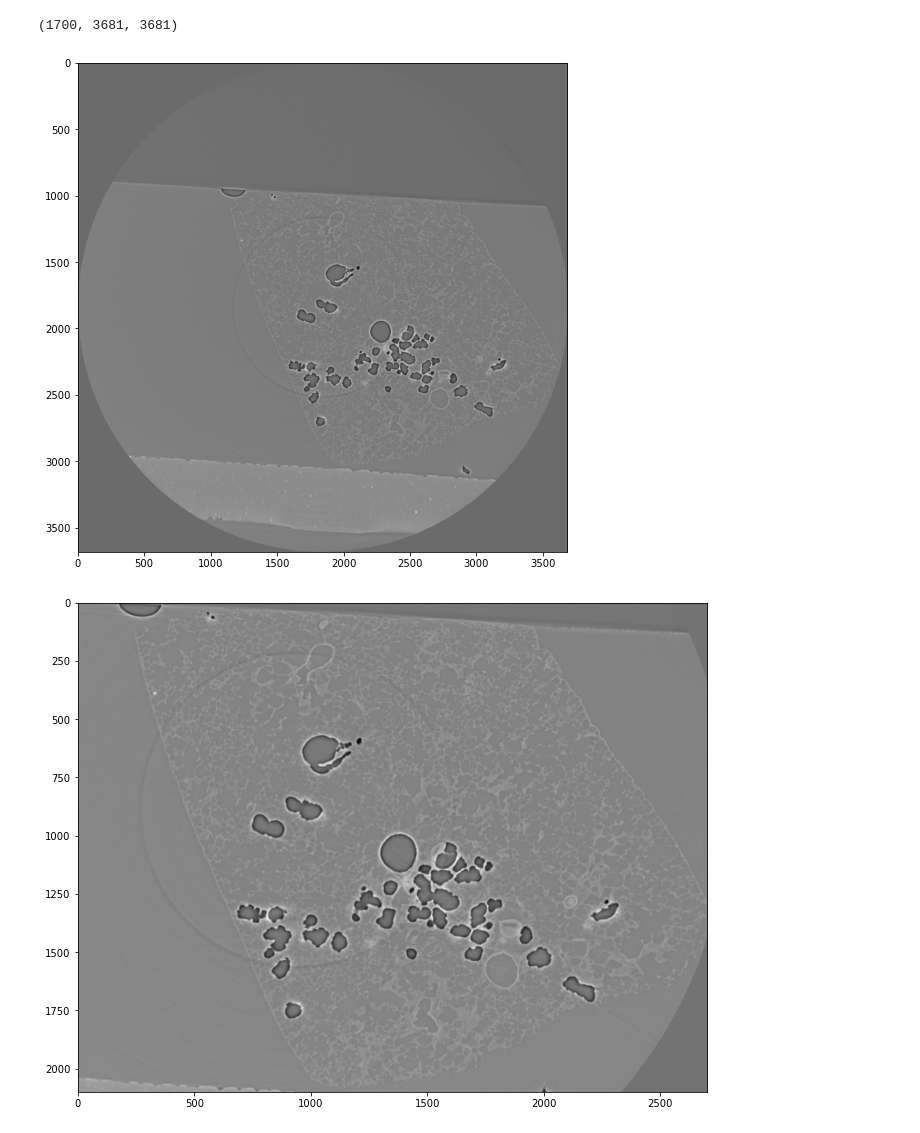
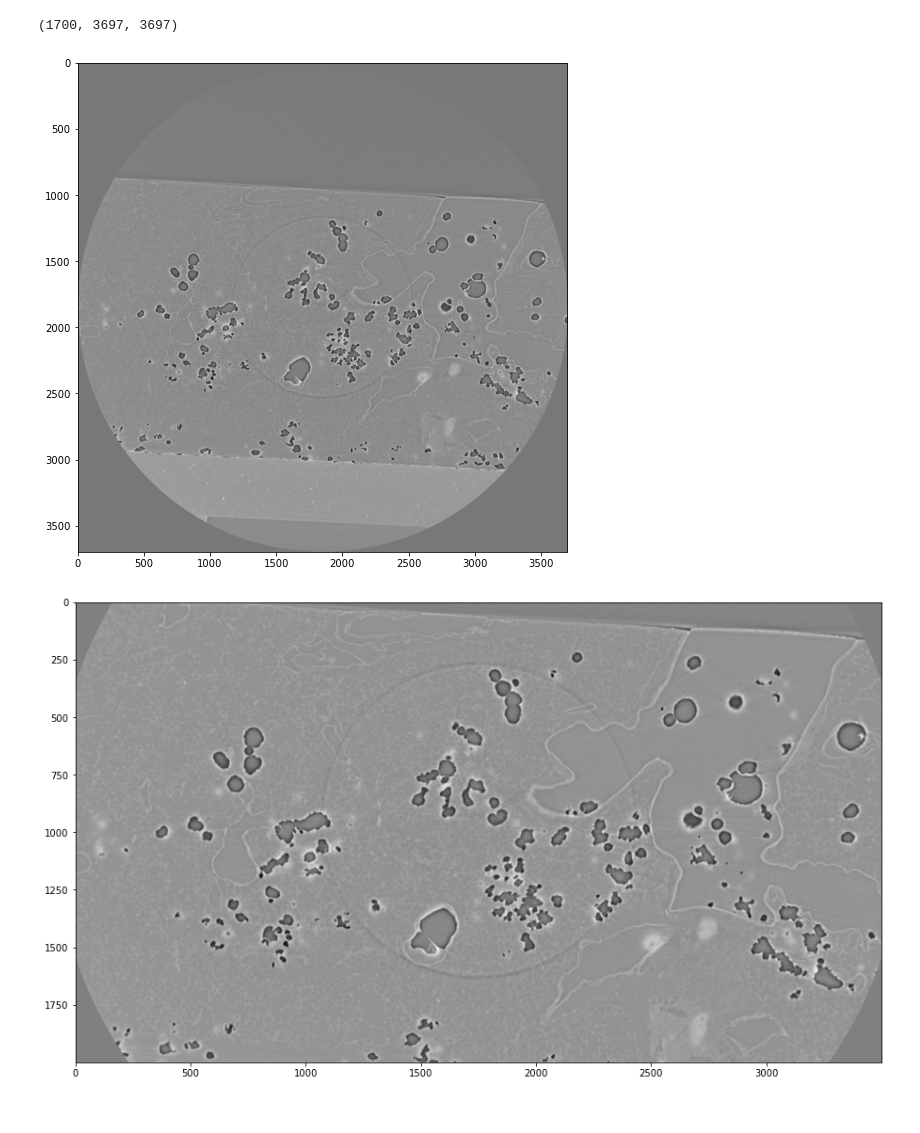
Before and after one commit to mrahmansagar/poreAnalysis, a Jupyter notebook: roi_extraction_all.ipynb, the cells around one changed output. Saved outputs shown, nothing was run; the diff lists cells and outputs as text; code cells hidden in the pictures.

```diff
--- a/roi_extraction_all.ipynb
+++ b/roi_extraction_all.ipynb
@@ -9,11 +9,11 @@ from tqdm import tqdm
 import tifffile
 # %%
 # Path to the slices
-data_dir = 'D:\sagar\Data\MD_1264_A6_1_Z3.3mm_corr_phrt\slices'
+data_dir = 'D:\sagar\Data\MD_1264_B10_Z3.3mm\slices'
 tiffs = os.listdir(data_dir)
 # %%
 # Reading all the slices in a Volume
-vol = np.empty(shape=(1700, 3681, 3681), dtype=np.float32)
+vol = np.empty(shape=(1700, 3697, 3697), dtype=np.float32)
 for i, fname in enumerate(tqdm(tiffs)):
     im = Image.open(os.path.join(data_dir, fname))
     imarray = np.array(im)
@@ -30,21 +30,21 @@ vol = np.asarray(vol)
 # %%
 print(vol.shape)
 # %% [output]
-(1700, 3681, 3681)
+(1700, 3697, 3697)
 # %%
 #Ploting the middle slice
 plt.figure(figsize=(16,9))
 plt.imshow(vol[850, :, :], cmap='gray')
 plt.show()
 # %% [output]
-[figure, old version]
+[figure, new version]
 # %%
 #Ploting the middle slice
 plt.figure(figsize=(16,9))
-plt.imshow(vol[850, 950:3681-631, 900:3681-81], cmap='gray')
+plt.imshow(vol[850, 900:3697-797, 100:3697-97], cmap='gray')
 plt.show()
 # %% [output]
-[figure, old version]
+[figure, new version]
 # %%
 xdim = vol.shape[1]
 ydim = vol.shape[2]
```
Also changed, not shown: parts of 5 cells of this notebook, 3 other files.
